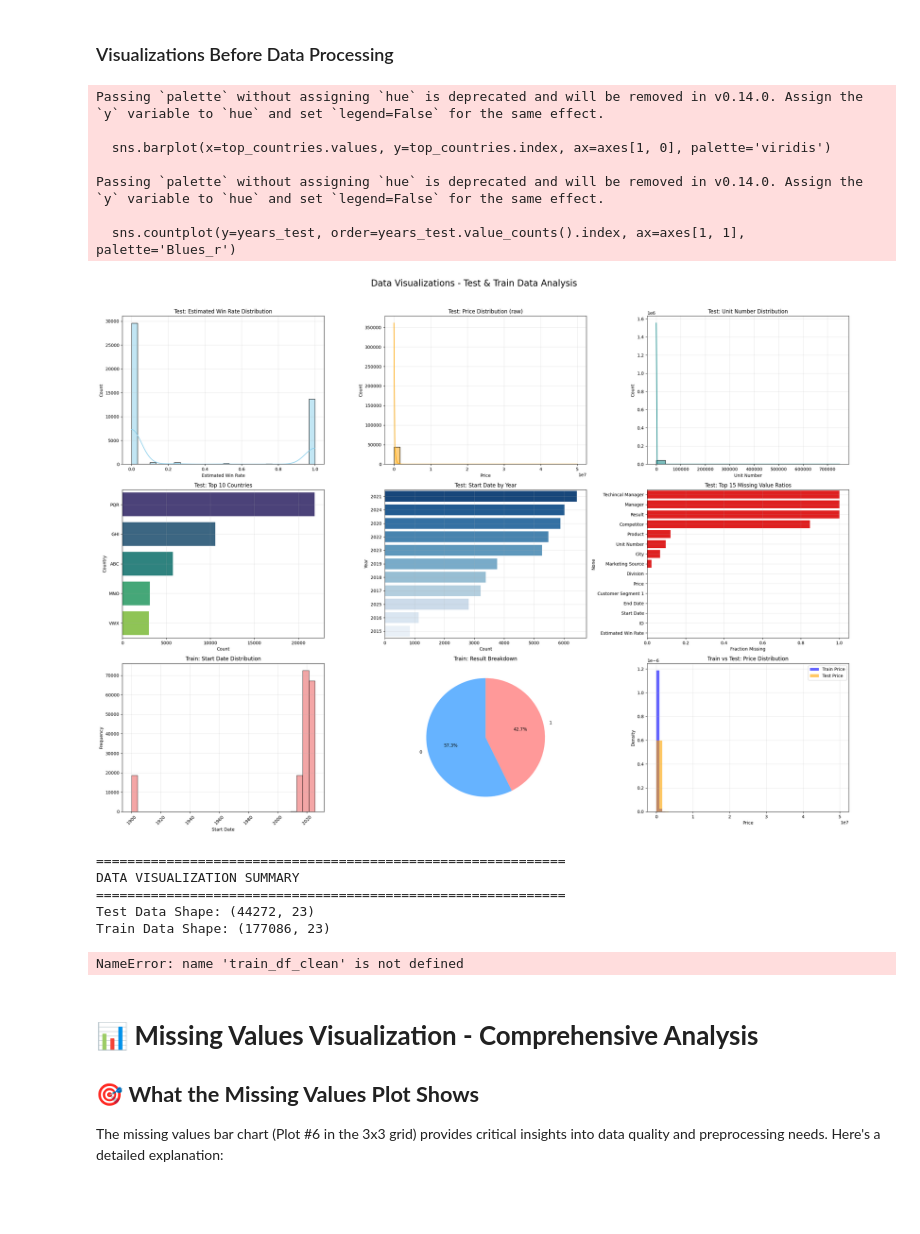
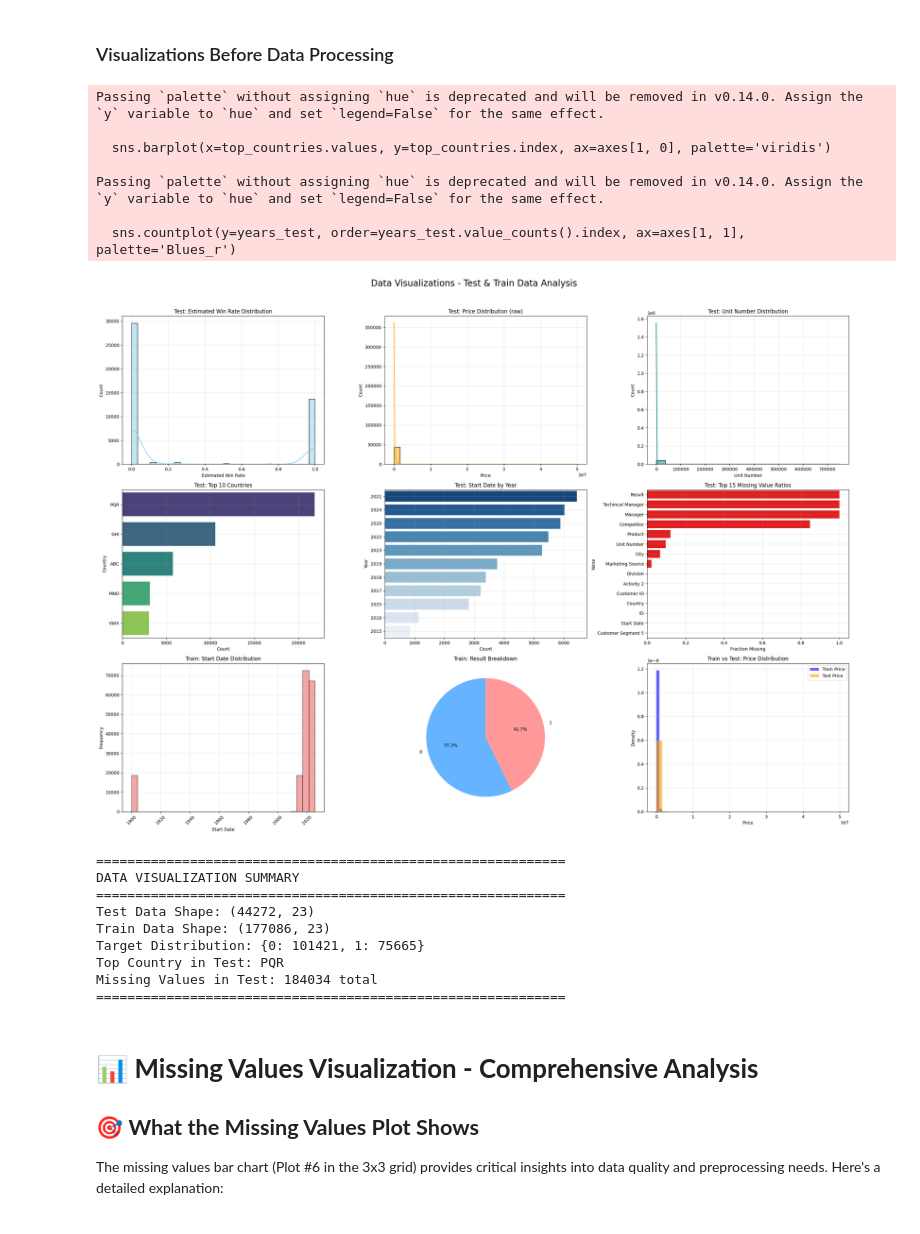
Before and after one commit to lorrainefadzaic-tech/Purchase-Intent-Prediction, a Jupyter notebook: purchase_intent-prediction.ipynb, the cells around one changed output. Saved outputs shown, nothing was run; the diff lists cells and outputs as text; code cells hidden in the pictures.

Commit message:
Variable Name Fixed

```diff
--- a/purchase_intent-prediction.ipynb
+++ b/purchase_intent-prediction.ipynb
@@ -71,17 +68,17 @@ train_df['Start Date'] = pd.to_datetime(train_df['Start Date'], errors='coerce')
 test_df['Start Date'] = pd.to_datetime(test_df['Start Date'], errors='coerce')
 
 # 1. Distribution of Estimated Win Rate (raw)
-sns.histplot(test_df['Estimated Win Rate'], bins=30, kde=True, ax=axes[0, 0], color='skyblue')
+sns.histplot(x=test_df['Estimated Win Rate'], bins=30, kde=True, ax=axes[0, 0], color='skyblue')
 axes[0, 0].set_title('Test: Estimated Win Rate Distribution')
 axes[0, 0].set_xlabel('Estimated Win Rate')
 
 # 2. Distribution of Price (raw)
-sns.histplot(test_df['Price'], bins=30, kde=True, ax=axes[0, 1], color='orange')
+sns.histplot(x=test_df['Price'], bins=30, kde=True, ax=axes[0, 1], color='orange')
 axes[0, 1].set_title('Test: Price Distribution (raw)')
 axes[0, 1].set_xlabel('Price')
 
 # 3. Distribution of Unit Number (raw, fillna with 0 for display)
-sns.histplot(test_df['Unit Number'].fillna(0), bins=20, kde=True, ax=axes[0, 2], color='teal')
+sns.histplot(x=test_df['Unit Number'].fillna(0), bins=20, kde=True, ax=axes[0, 2], color='teal')
 axes[0, 2].set_title('Test: Unit Number Distribution')
 axes[0, 2].set_xlabel('Unit Number')
 
@@ -127,42 +124,45 @@ axes[2, 2].hist(test_df['Price'].dropna(), bins=30, alpha=0.6, label='Test Price
 axes[2, 2].set_title('Train vs Test: Price Distribution')
 axes[2, 2].set_xlabel('Price')
 axes[2, 2].set_ylabel('Density')
 axes[2, 2].legend()
 
 # Adjust layout and add grid to all subplots
 for i in range(3):
     for j in range(3):
         if i != 2 or j != 1:  # Skip pie chart for grid
             axes[i, j].grid(True, alpha=0.3)
 
-plt.tight_layout(rect=[0, 0, 1, 0.96])
+plt.tight_layout(rect=(0.0, 0.0, 1.0, 0.96))
 plt.show()
 
 # Print summary statistics
 print("\n" + "="*60)
 print("DATA VISUALIZATION SUMMARY")
 print("="*60)
 print(f"Test Data Shape: {test_df.shape}")
 print(f"Train Data Shape: {train_df.shape}")
-print(f"Target Distribution: {dict(train_df_clean['Result'].value_counts())}")
+print(f"Target Distribution: {dict(result_counts)}")
 print(f"Top Country in Test: {test_df['Country'].mode().iloc[0] if not test_df['Country'].mode().empty else 'N/A'}")
 print(f"Missing Values in Test: {test_df.isnull().sum().sum()} total")
 print("="*60)
 # %% [output]
 Passing `palette` without assigning `hue` is deprecated and will be removed in v0.14.0. Assign the `y` variable to `hue` and set `legend=False` for the same effect.
 
   sns.barplot(x=top_countries.values, y=top_countries.index, ax=axes[1, 0], palette='viridis')
 
 Passing `palette` without assigning `hue` is deprecated and will be removed in v0.14.0. Assign the `y` variable to `hue` and set `legend=False` for the same effect.
 
   sns.countplot(y=years_test, order=years_test.value_counts().index, ax=axes[1, 1], palette='Blues_r')
-[figure, old version]
+[figure, new version]
 ============================================================
 DATA VISUALIZATION SUMMARY
 ============================================================
 Test Data Shape: (44272, 23)
 Train Data Shape: (177086, 23)
+Target Distribution: {0: 101421, 1: 75665}
+Top Country in Test: PQR
+Missing Values in Test: 184034 total
+============================================================
-NameError: name 'train_df_clean' is not defined
 # %% [markdown]
 # 📊 **Missing Values Visualization - Comprehensive Analysis**
 
```
Also changed, not shown: parts of 12 cells of this notebook, 2 other files.
